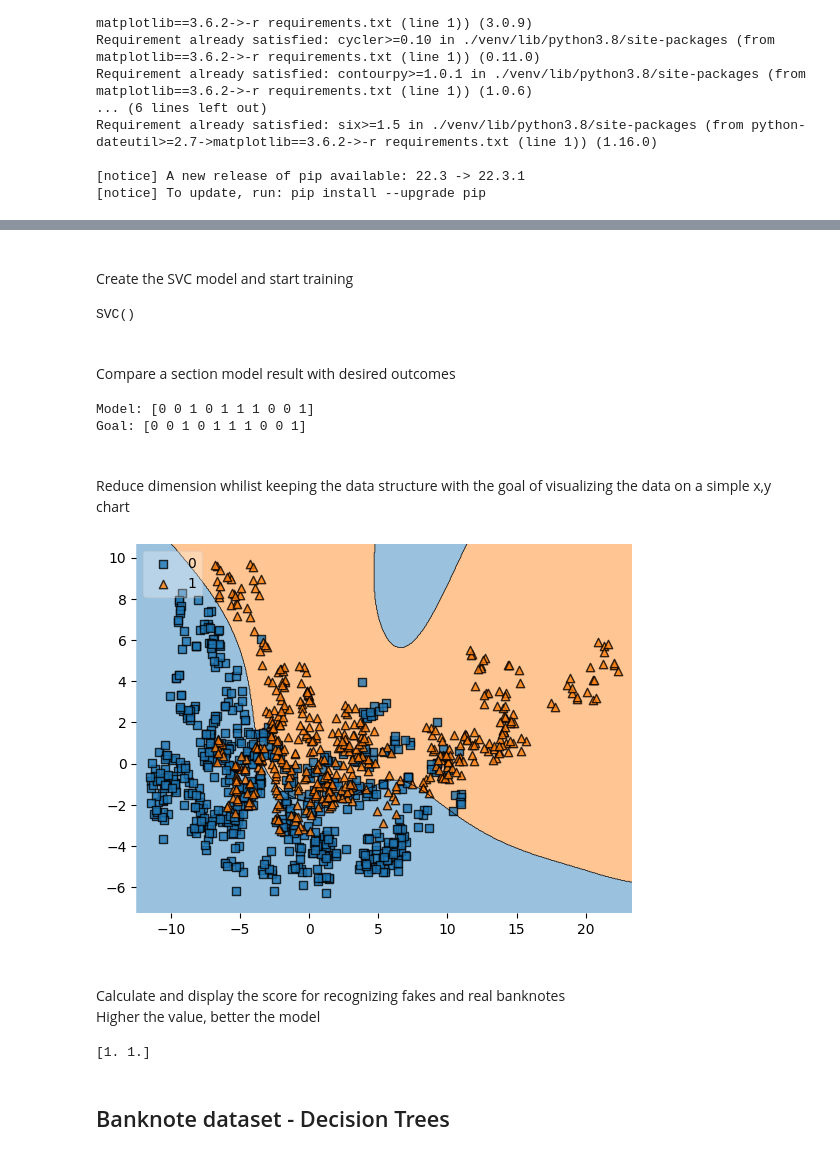
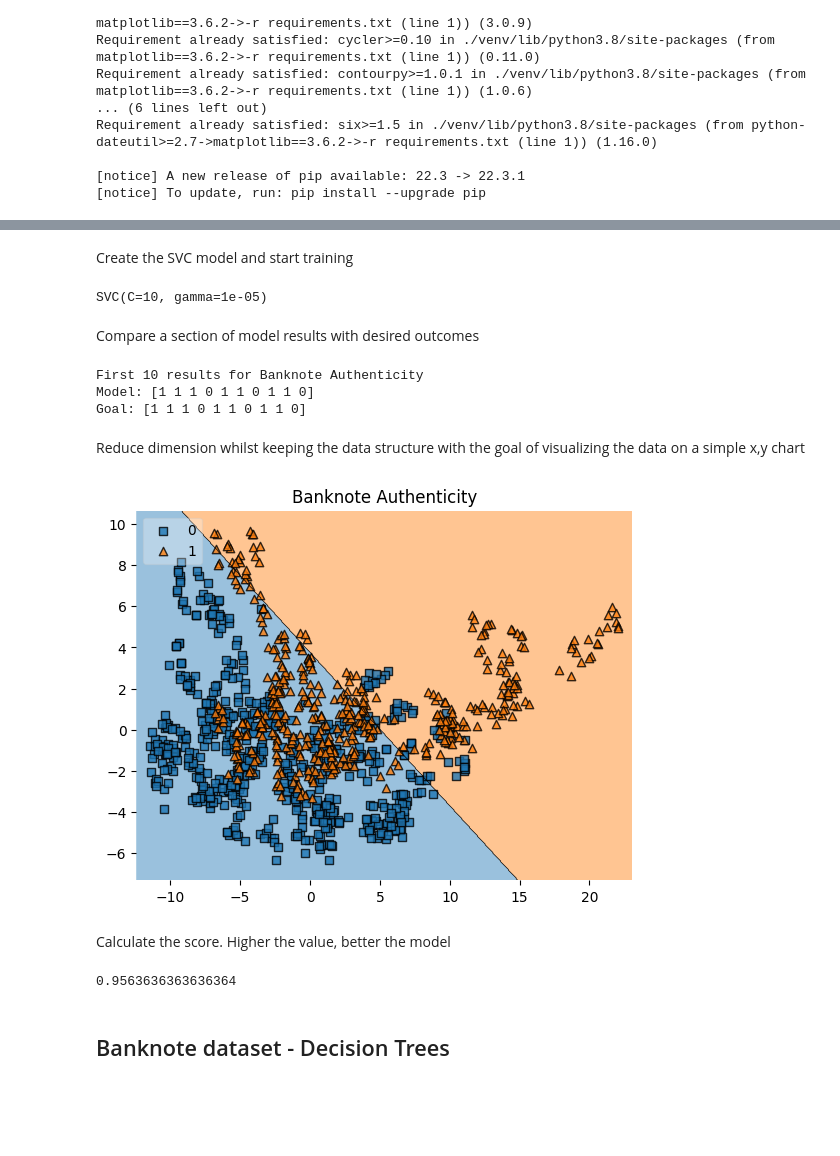
Before and after one commit to adjurk/pja-nai, a Jupyter notebook: z4/svc_decision_trees.ipynb, the cells around one changed output, grey strips where cells are left out. Saved outputs shown, nothing was run; the diff lists cells and outputs as text; code cells hidden in the pictures; blank space fills up the shorter version.

Commit message:
Update banknote's SVC to latest changes

```diff
--- a/z4/svc_decision_trees.ipynb
+++ b/z4/svc_decision_trees.ipynb
@@ -54,47 +43,42 @@ Create Train and Test splits of data and target variables<br>
-# %%
-X_train, X_test, y_train, y_test = model_selection.train_test_split(X, y, test_size=0.2)
+# %%
+with open("data_banknote.json") as banknote:
+    banknote = json.load(banknote)
+X_train, X_test, y_train, y_test = model_selection.train_test_split(banknote['data'], np.array(banknote['target']), test_size=0.2)
 # %% [markdown]
-
-<br>
-Create the SVC model and start training<br>
+Create the SVC model and start training
 # %%
-svc = svm.SVC(kernel='rbf')
+svc = svm.SVC(kernel='rbf', C=10, gamma=0.00001)
 svc.fit(X_train, y_train)
 # %% [output]
-SVC()
+SVC(C=10, gamma=1e-05)
 # %% [markdown]
-
-<br>
-Compare a section model result with desired outcomes<br>
+Compare a section of model results with desired outcomes
 # %%
 y_model_outcome = svc.predict(X_test)
+print(f"First 10 results for Banknote Authenticity")
 print(f"Model: {y_model_outcome[0:10]}")
 print(f"Goal: {y_test[0:10]}")
 # %% [output]
-Model: [0 0 1 0 1 1 1 0 0 1]
-Goal: [0 0 1 0 1 1 1 0 0 1]
+First 10 results for Banknote Authenticity
+Model: [1 1 1 0 1 1 0 1 1 0]
+Goal: [1 1 1 0 1 1 0 1 1 0]
 # %% [markdown]
-
-<br>
-Reduce dimension whilist keeping the data structure with the goal of visualizing the data on a simple x,y chart<br>
+Reduce dimension whilst keeping the data structure with the goal of visualizing the data on a simple x,y chart
 # %%
 pca = decomposition.PCA(n_components=2)
 X_train2 = pca.fit_transform(X_train)
 svc.fit(X_train2, y_train)
 plot_decision_regions(X_train2, y_train, clf=svc, legend=2)
+plt.title("Banknote Authenticity")
 plt.show()
 # %% [output]
-[figure, old version]
+[figure, new version]
 # %% [markdown]
-
-<br>
-Calculate and display the score for recognizing fakes and real banknotes<br>
-Higher the value, better the model<br>
+Calculate the score. Higher the value, better the model
-# %%
-score = metrics.f1_score(y_test, y_model_outcome, average=None)
-print(score)
-# %% [output]
-[1. 1.]
+# %%
+metrics.accuracy_score(y_test, y_model_outcome)
+# %% [output]
+0.9563636363636364
 # %% [markdown]
 ## Banknote dataset - Decision Trees
 # %%
```
Also changed, not shown: parts of 8 cells of this notebook.
